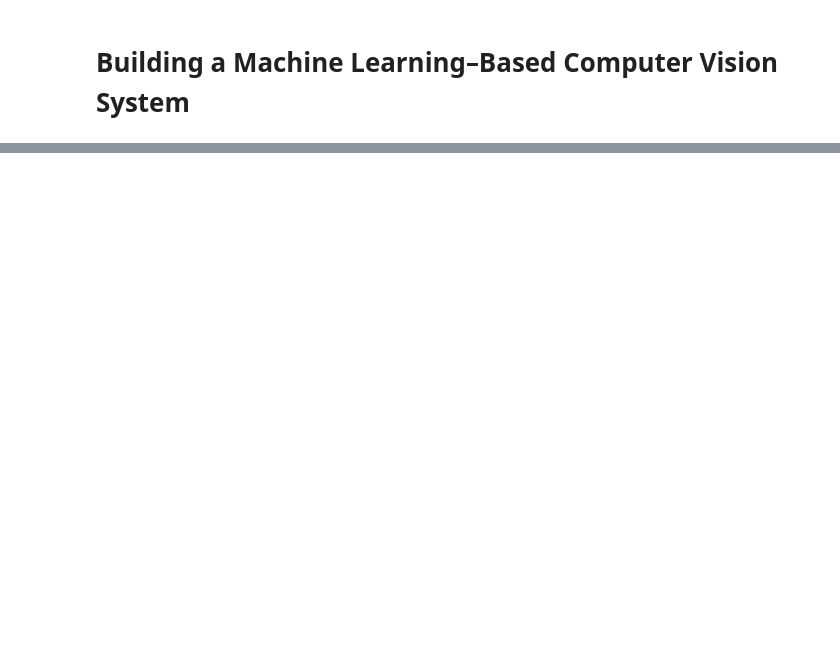
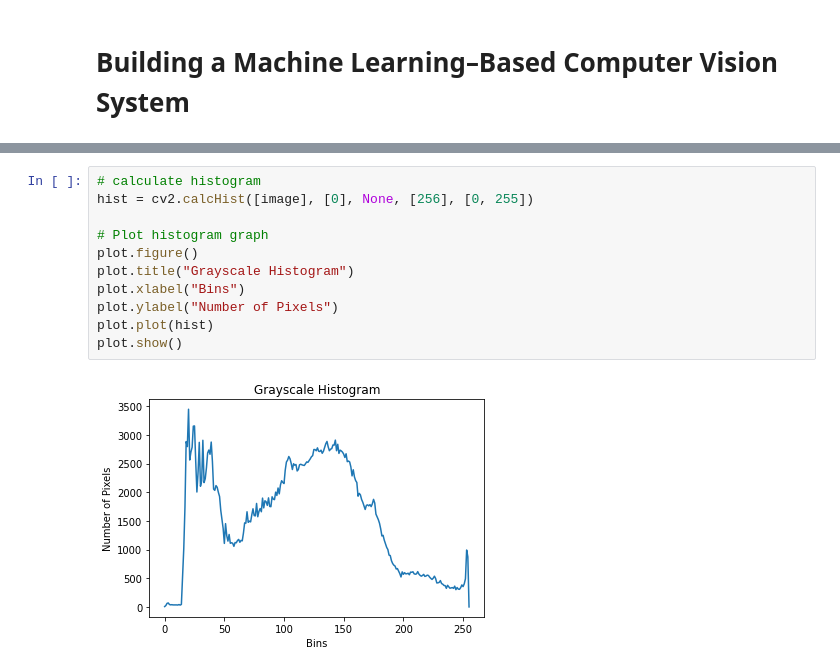
Before and after one commit to rahiakela/building-computer-vision-applications-using-artificial-neural-networks, a Jupyter notebook: 4_building_machine_learning–based_computer_vision_system.ipynb, the cells around one changed output, grey strips where cells are left out. Cells and saved outputs as stored; diff of their text form; blank space fills up the shorter version.

```diff
--- a/4_building_machine_learning–based_computer_vision_system.ipynb
+++ b/4_building_machine_learning–based_computer_vision_system.ipynb
@@ -11,0 +71,13 @@ transformations that result in a final product. This process is known as the ima
+# %%
+# calculate histogram
+hist = cv2.calcHist([image], [0], None, [256], [0, 255])
+
+# Plot histogram graph
+plot.figure()
+plot.title("Grayscale Histogram")
+plot.xlabel("Bins")
+plot.ylabel("Number of Pixels")
+plot.plot(hist)
+plot.show()
+# %% [output]
+[figure, added]
```
Also changed, not shown: parts of 20 cells of this notebook.
